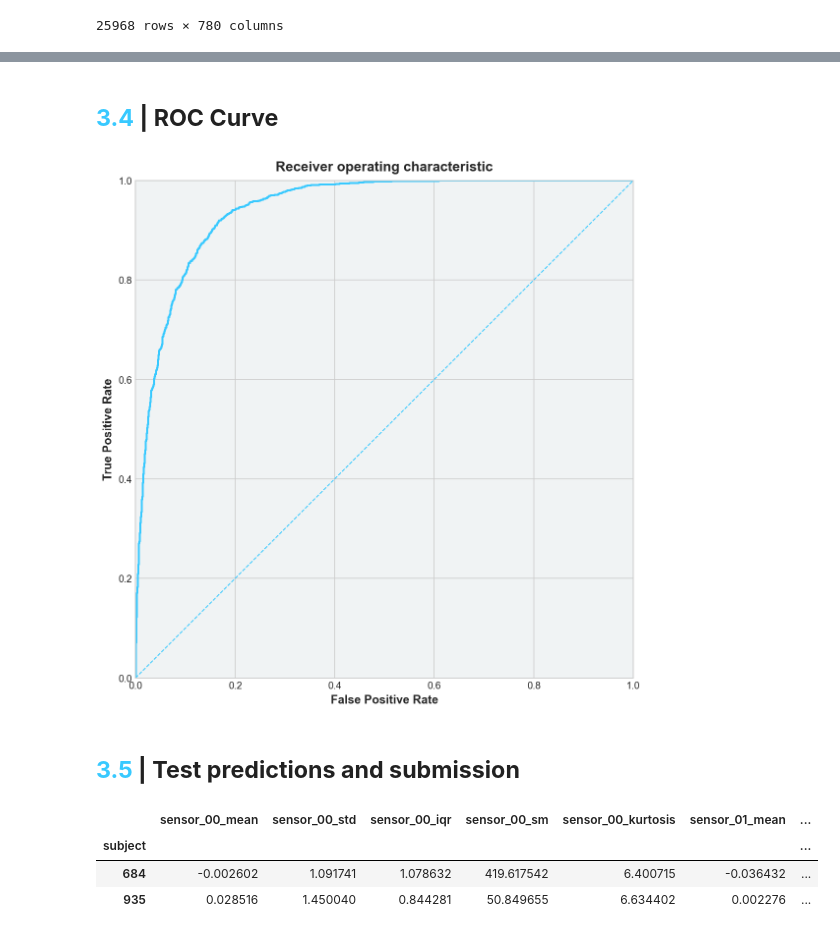
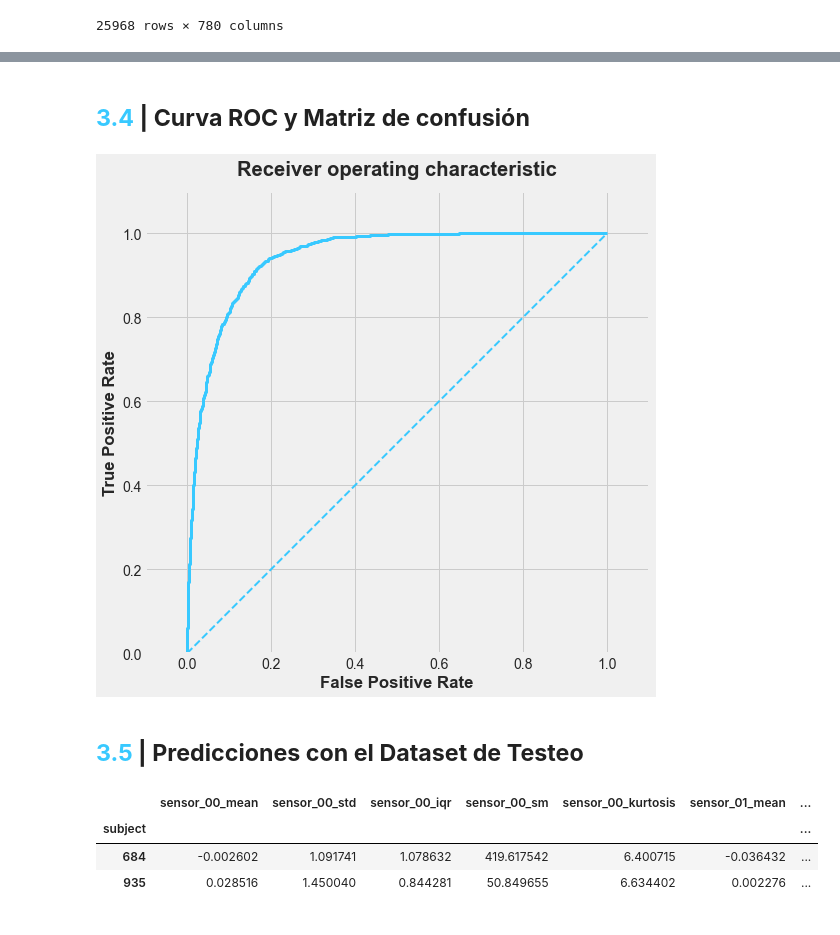
Before and after one commit to rdurango92/sensores, a Jupyter notebook: Sensores.ipynb, the cells around one changed output, grey strips where cells are left out. Saved outputs shown, nothing was run; the diff lists cells and outputs as text; code cells hidden in the pictures.

```diff
--- a/Sensores.ipynb
+++ b/Sensores.ipynb
@@ -517,6 +519,6 @@ len(selected_columns)
 # %%
-# Sequential feature selection
-# This code is a more verbose form of scikit-learn's SequentialFeatureSelector
+# Seleccion secuencial de variables
+
 estimator = HistGradientBoostingClassifier(learning_rate=0.05, max_leaf_nodes=25,
                                        max_iter=1000, min_samples_leaf=500,
                                        l2_regularization=1,
@@ -550,16 +552,16 @@ if n_iterations != 0:
         new_feature_idx = max(scores, key=lambda feature_idx: scores[feature_idx])
         current_mask[new_feature_idx] = True
         history.append(scores[new_feature_idx])
-        new = 'Deleted' if backward else 'Added'
-        print(f'{new} feature: {str(X.columns[new_feature_idx]):30}'
+        new = 'Eliminada' if backward else 'Agregada'
+        print(f'{new} Variable: {str(X.columns[new_feature_idx]):30}'
               f' {scores[new_feature_idx]:.3f}')
 
     print()
     plt.figure(figsize=(12, 6))
     plt.scatter(np.arange(len(history)) + (0 if backward else 1), history, color='#38c9ff')
     plt.ylabel('AUC')
-    plt.xlabel('Features removed' if backward else 'Features added')
-    plt.title('Sequential Feature Selection')
+    plt.xlabel('Variables Eliminadas' if backward else 'Variables Agregadas')
+    plt.title('Seleccion Secuencial de Variables')
     plt.gca().xaxis.set_major_locator(MaxNLocator(integer=True))
     plt.show()
 
@@ -664,25 +666,25 @@ Wall time: 9.96 s
 # %% [markdown]
-## <b><span style='color:#38c9ff'>3.4</span> | ROC Curve</b>
+## <b><span style='color:#38c9ff'>3.4</span> | Curva ROC y Matriz de confusión </b>
 # %%
 # Plot the roc curve for the last fold
 def plot_roc_curve(y_va, y_va_pred):
     plt.figure(figsize=(8, 8))
     fpr, tpr, _ = roc_curve(y_va, y_va_pred)
-    plt.plot(fpr, tpr, lw=2,color='#38c9ff')
-    plt.plot([0, 1], [0, 1], color="#38c9ff", lw=1, linestyle="--")
+    plt.plot(fpr, tpr, lw=3,color='#38c9ff')
+    plt.plot([0, 1], [0, 1], color="#38c9ff", lw=2, linestyle="--")
     plt.gca().set_aspect('equal')
-    plt.xlim([0.0, 1.0])
-    plt.ylim([0.0, 1.0])
+    plt.xlim([-0.1, 1.1])
+    plt.ylim([0.0, 1.1])
     plt.xlabel("False Positive Rate")
     plt.ylabel("True Positive Rate")
     plt.title("Receiver operating characteristic")
     plt.show()
 
 plot_roc_curve(y_va, y_va_pred)
 # %% [output]
-[figure, old version]
+[figure, new version]
 # %% [markdown]
-## <b><span style='color:#38c9ff'>3.5</span> | Test predictions and submission</b>
+## <b><span style='color:#38c9ff'>3.5</span> | Predicciones con el Dataset de Testeo</b>
 # %%
 # Feature engineering for test
 test_pivoted0 = test.pivot(index=['sequence', 'subject'], columns='step', values=sensors)
```
Also changed, not shown: parts of 10 cells of this notebook.
